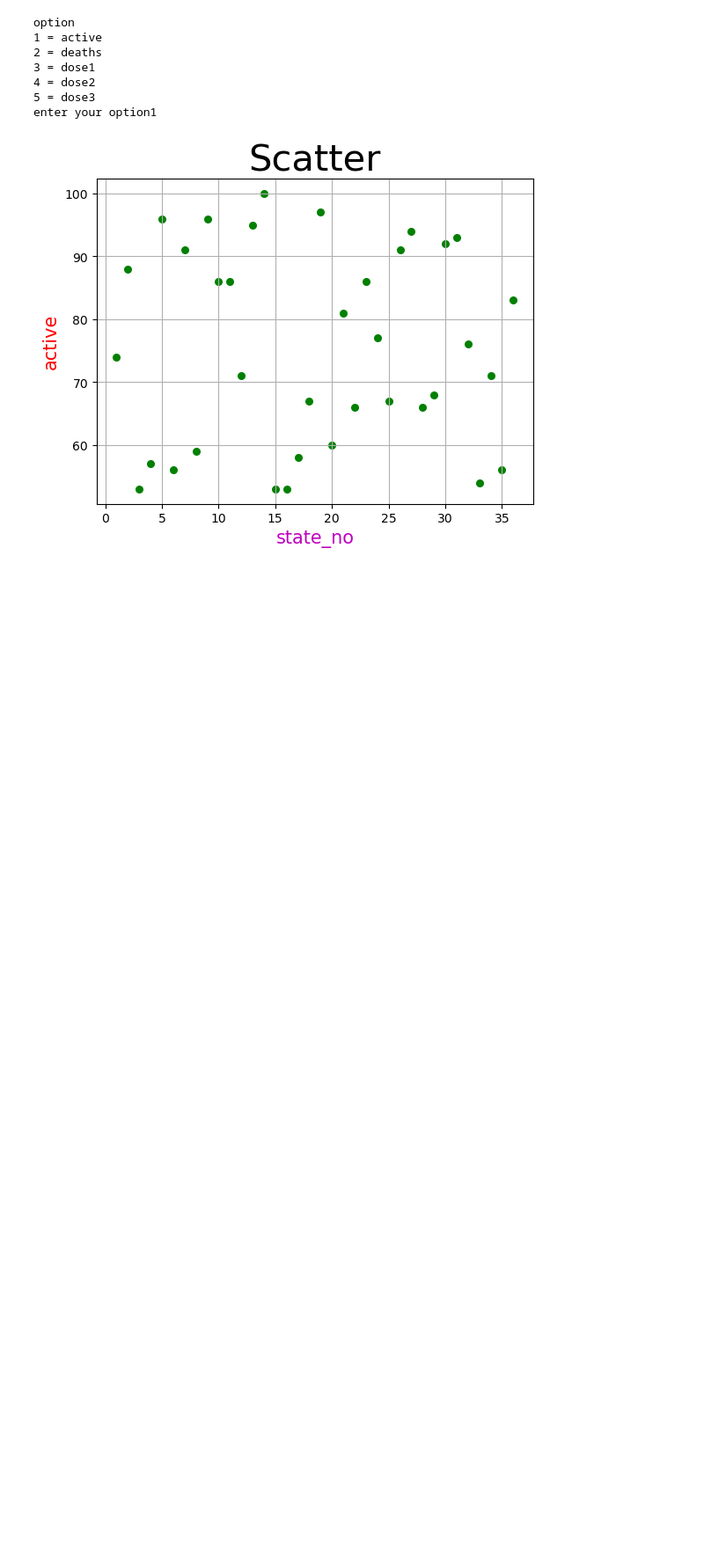
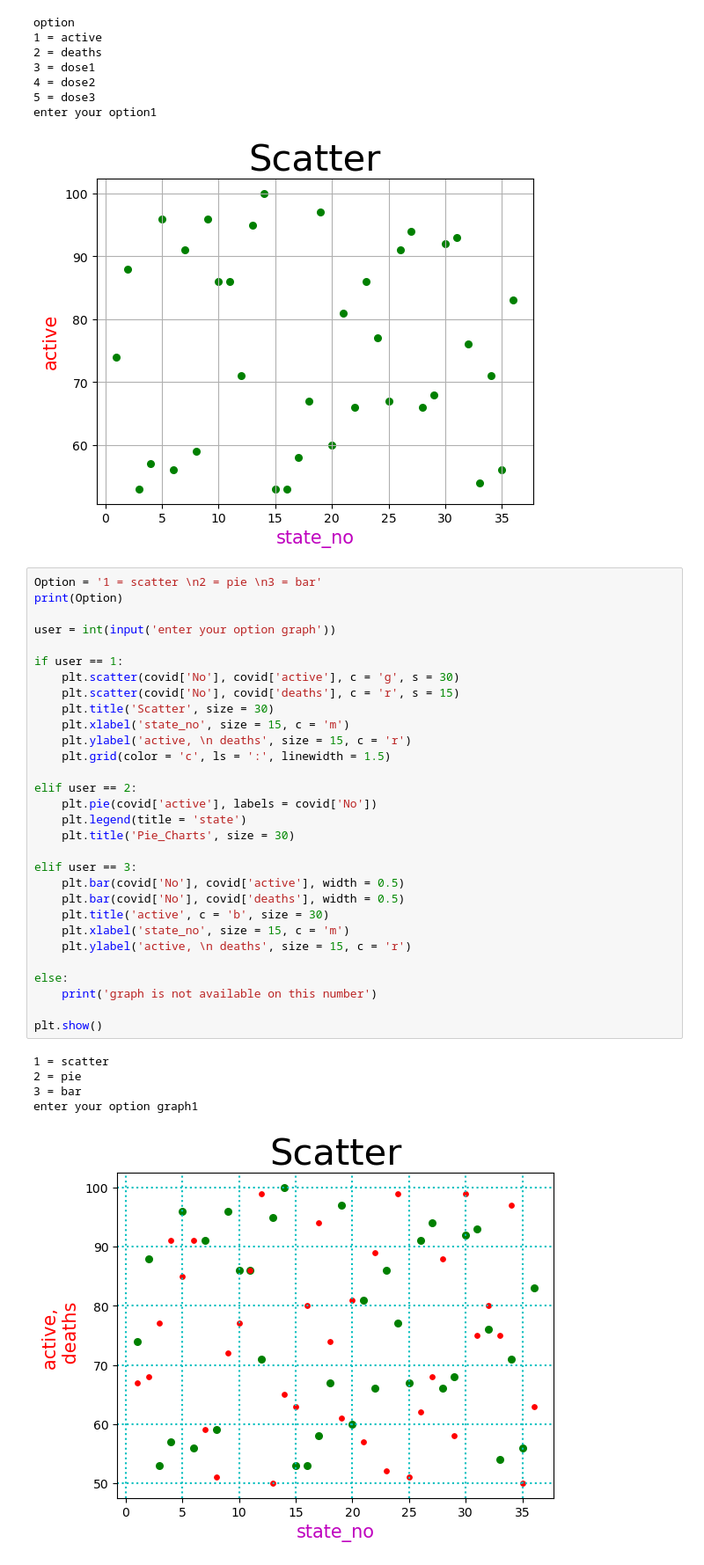
Before and after one commit to vishalp7887/DA-Analyzing-Data-with-Python, a Jupyter notebook: plt-np-pd_1.ipynb, the cells around one changed output. Shown at 88% size. Saved outputs shown, nothing was run; the diff lists cells and outputs as text; blank space fills up the shorter version.

```diff
--- a/plt-np-pd_1.ipynb
+++ b/plt-np-pd_1.ipynb
@@ -123,3 +122,39 @@ option
 5 = dose3
 enter your option1
 [figure]
+# %%
+Option = '1 = scatter \n2 = pie \n3 = bar'
+print(Option)
+
+user = int(input('enter your option graph'))
+
+if user == 1:
+    plt.scatter(covid['No'], covid['active'], c = 'g', s = 30)
+    plt.scatter(covid['No'], covid['deaths'], c = 'r', s = 15)
+    plt.title('Scatter', size = 30)
+    plt.xlabel('state_no', size = 15, c = 'm')
+    plt.ylabel('active, \n deaths', size = 15, c = 'r')
+    plt.grid(color = 'c', ls = ':', linewidth = 1.5)
+
+elif user == 2:
+    plt.pie(covid['active'], labels = covid['No'])
+    plt.legend(title = 'state')
+    plt.title('Pie_Charts', size = 30)
+
+elif user == 3:
+    plt.bar(covid['No'], covid['active'], width = 0.5)
+    plt.bar(covid['No'], covid['deaths'], width = 0.5)
+    plt.title('active', c = 'b', size = 30)
+    plt.xlabel('state_no', size = 15, c = 'm')
+    plt.ylabel('active, \n deaths', size = 15, c = 'r')
+
+else:
+    print('graph is not available on this number')
+
+plt.show()
+# %% [output]
+1 = scatter
+2 = pie
+3 = bar
+enter your option graph1
+[figure, added]
```
Also changed, not shown: parts of 1 cell of this notebook, 1 other file.
